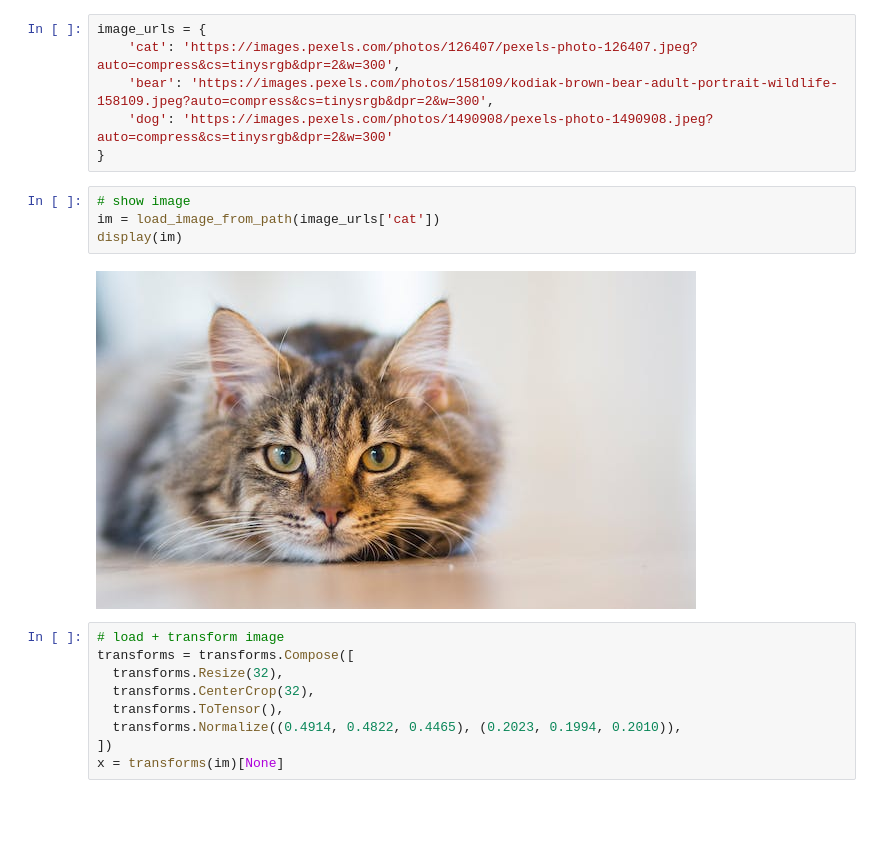
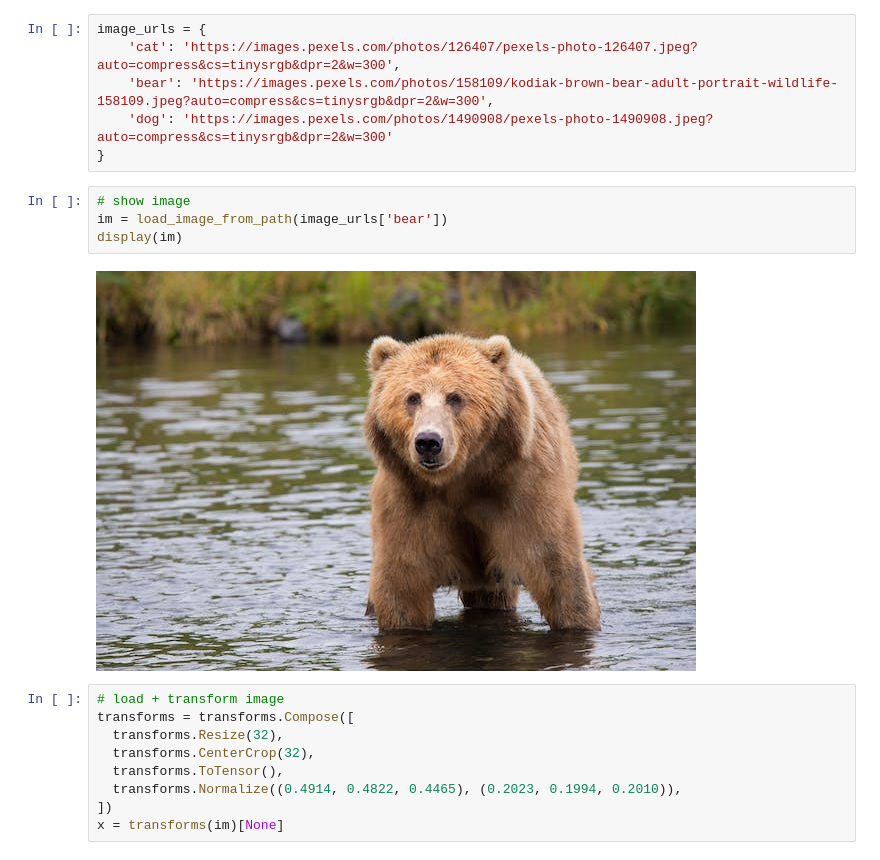
Before and after one commit to mayvid6-6/XRetFound, a Jupyter notebook: Mentorship/load_pretrained_nbdts.ipynb, the cells around one changed output. Saved outputs shown, nothing was run; the diff lists cells and outputs as text; blank space fills up the shorter version.

```diff
--- a/Mentorship/load_pretrained_nbdts.ipynb
+++ b/Mentorship/load_pretrained_nbdts.ipynb
@@ -39,10 +42,10 @@ image_urls = {
 }
 # %%
 # show image
-im = load_image_from_path(image_urls['cat'])
+im = load_image_from_path(image_urls['bear'])
 display(im)
 # %% [output]
-[figure, old version]
+[figure, new version]
 # %%
 # load + transform image
 transforms = transforms.Compose([
```
Also changed, not shown: parts of 3 cells of this notebook, 3 other files.
